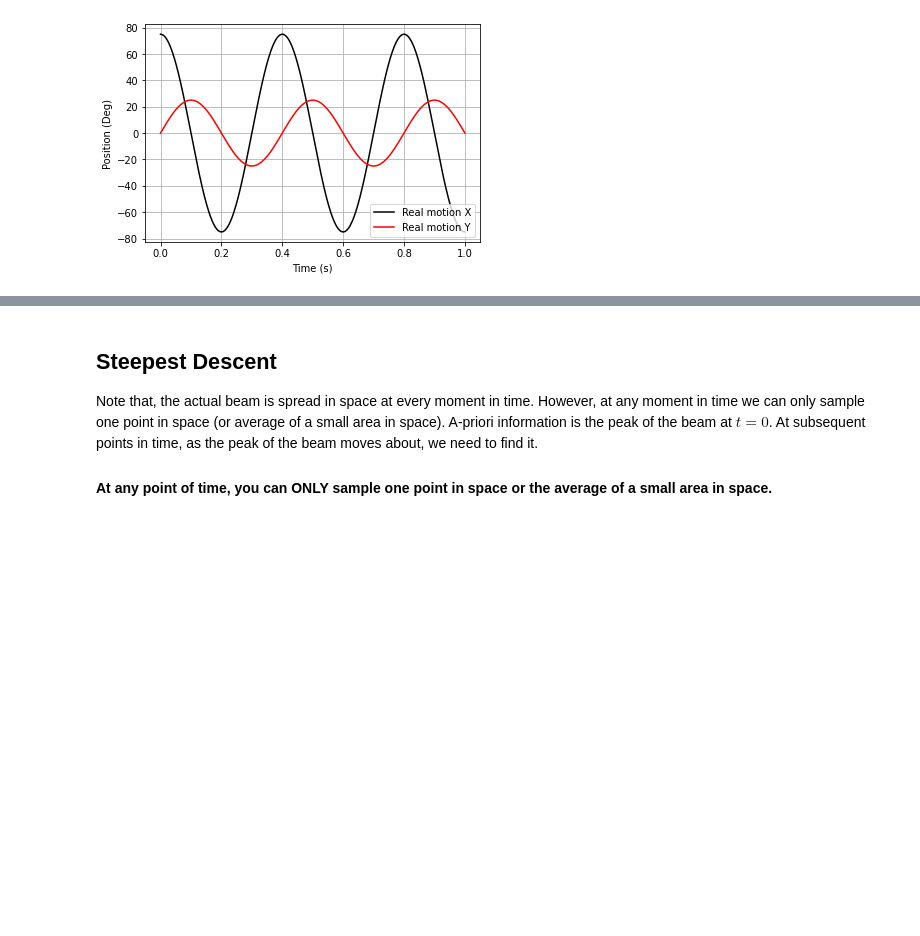
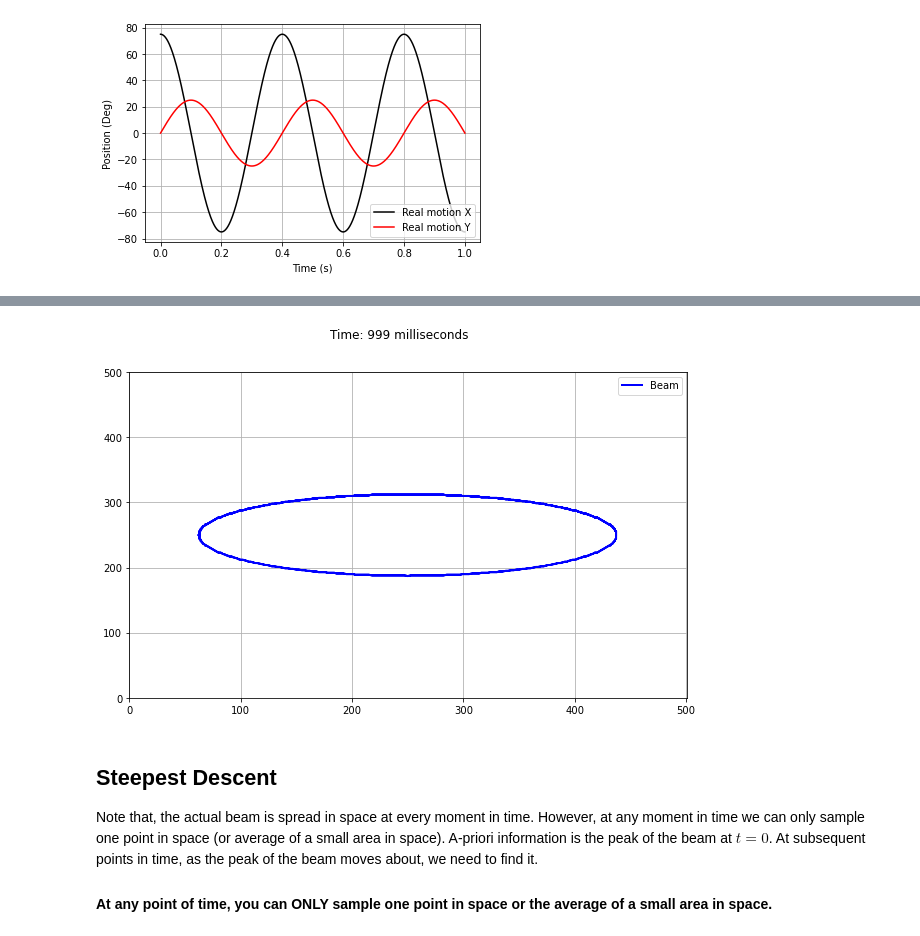
Before and after one commit to SPACE-HAUC/beamfollowing, a Jupyter notebook: steepest-descent-2d.ipynb, the cells around one changed output, grey strips where cells are left out. Drawn from its saved outputs; the diff is of its cells as text; code cells hidden in the pictures; blank space fills up the shorter version.

```diff
--- a/steepest-descent-2d.ipynb
+++ b/steepest-descent-2d.ipynb
@@ -54,27 +73,32 @@ plt.show()
 # %%
-# Animation of the beam
-# from IPython.display import HTML
-# from matplotlib import animation
+from IPython.display import HTML
+from matplotlib import animation
 
-# fig = plt.figure(figsize = (10, 6))
-# ax = plt.axes(xlim=(-gridMax, gridMax), ylim=(0, 10))
-# fig.suptitle('Time: %d milliseconds' % (0))
-# plt.grid()
-# line, = ax.plot([], [], lw=2, c = 'b', label = 'Beam')
-# fskip = 800 # one frame per 16 milisecond
+fig = plt.figure(figsize = (10, 6))
+ax = plt.axes(xlim=(0, 5 * gridMax + 1), ylim=(0, 5 * gridMax + 1))
+fig.suptitle('Time: %d milliseconds' % (0))
+plt.grid()
+line, = ax.plot([], [], lw=2, c = 'b', label = 'Beam')
+fskip = 1000 # one frame per 16 milisecond
 
-# def init():
-#     line.set_data([], [])
-#     plt.legend()
-#     return line, # return a tuple
+lx = []
+ly = []
 
-# def animate(fid):
-#     tid = (fid * fskip) % xr.shape[0] # Time ID: frame ID * frame skip, the modulo keeps it from exceeding array size
-#     fig.suptitle('Time: %d milliseconds' % (1e3 * t[tid]))
-#     y = 10 * gauss1D(xx, xr[tid], 15) # beam at tid, which is index of time (time = tid * Tperiod)
-#     line.set_data(xx, y) # plot X and Y
-# #     ax.axvline(xr[tid], c = 'r', label = 'Center of beam')
-#     return line,
+def init():
+    line.set_data(lx, ly)
+    plt.legend()
+    return line, # return a tuple
 
-# anim = animation.FuncAnimation(fig, animate, init_func = init, frames = xr.shape[0] // fskip, interval = 17, blit = True)
-# HTML(anim.to_html5_video()) # requires ffmpeg, install using `conda install ffmpeg`
+def animate(fid):
+    tid = (fid * fskip) % xr.shape[0] # Time ID: frame ID * frame skip, the modulo keeps it from exceeding array size
+    fig.suptitle('Time: %d milliseconds' % (1e3 * t[tid]))
+    # y = 10 * gauss1D(xx, xr[tid], 15) # beam at tid, which is index of time (time = tid * Tperiod)
+    lx.append((np.abs(xx - xr[tid])).argmin())
+    ly.append((np.abs(yy - yr[tid])).argmin())
+    line.set_data(lx, ly) # plot X and Y
+#     ax.axvline(xr[tid], c = 'r', label = 'Center of beam')
+    return line,
+
+anim = animation.FuncAnimation(fig, animate, init_func = init, frames = xr.shape[0] // fskip, interval = 17, blit = True)
+HTML(anim.to_html5_video()) # requires ffmpeg, install using `conda install ffmpeg`
+# %% [output]
@@ -81,3 +106,4 @@ plt.show()
+[figure, added]
 # %%
 # This is for 2D Beam
 
```
Also changed, not shown: parts of 8 cells of this notebook.
